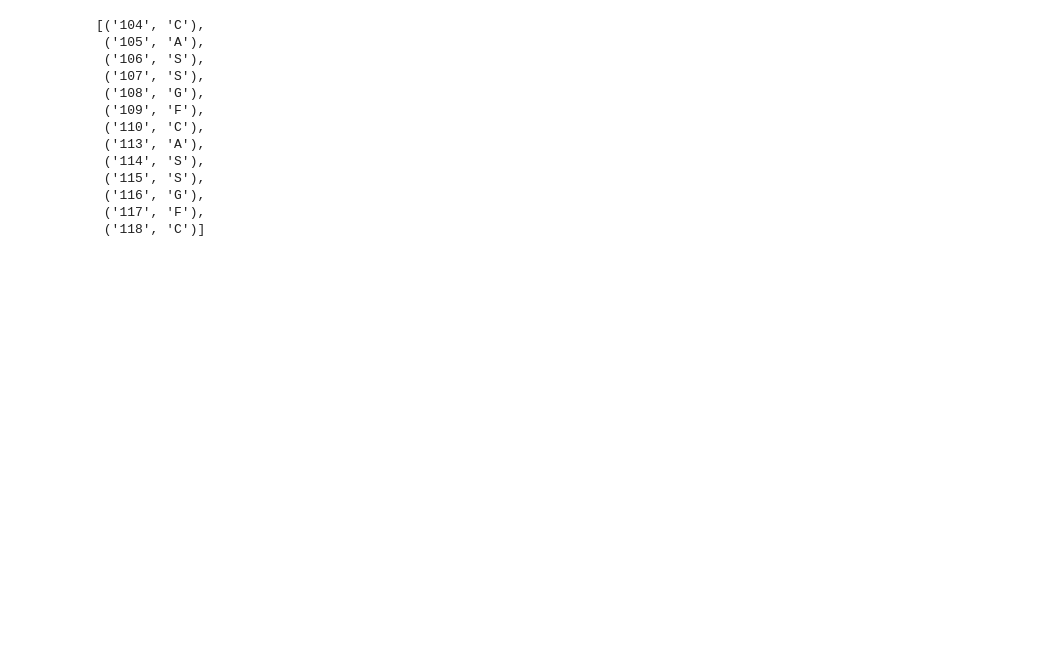
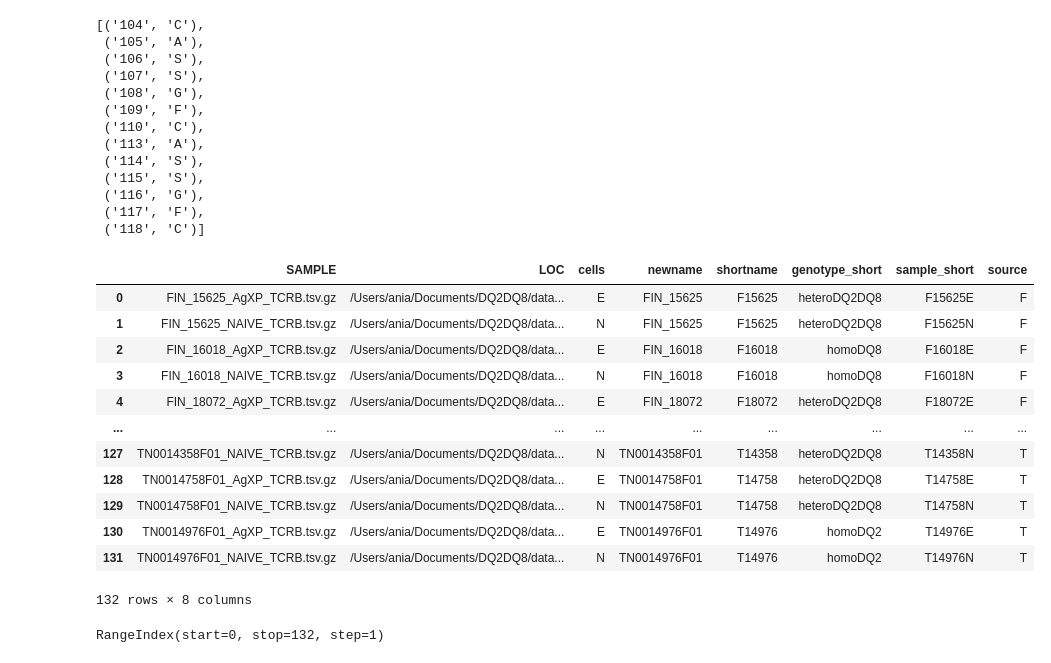
Before and after one commit to AnnaLorenc/private-DQ2DQ8private, a Jupyter notebook: lymphoseq_readin.ipynb, the cells around one changed output. Saved outputs shown, nothing was run; the diff lists cells and outputs as text; code cells hidden in the pictures; blank space fills up the shorter version.

```diff
--- a/lymphoseq_readin.ipynb
+++ b/lymphoseq_readin.ipynb
@@ -512,0 +523,25 @@ core_positions: ['105', '106', '107', '108', '109', '110', '113', '114', '115',
+# %%
+sample_map = "data/collated_info_new.csv"
+smap_df = pd.read_csv(sample_map)
+smap_df
+# %% [output]
+|  | SAMPLE | LOC | cells | newname | shortname | genotype_short | sample_short | source |
+| 0 | FIN_15625_AgXP_TCRB.tsv.gz | /Users/ania/Documents/DQ2DQ8/data... | E | FIN_15625 | F15625 | heteroDQ2DQ8 | F15625E | F |
+| 1 | FIN_15625_NAIVE_TCRB.tsv.gz | /Users/ania/Documents/DQ2DQ8/data... | N | FIN_15625 | F15625 | heteroDQ2DQ8 | F15625N | F |
+| 2 | FIN_16018_AgXP_TCRB.tsv.gz | /Users/ania/Documents/DQ2DQ8/data... | E | FIN_16018 | F16018 | homoDQ8 | F16018E | F |
+| 3 | FIN_16018_NAIVE_TCRB.tsv.gz | /Users/ania/Documents/DQ2DQ8/data... | N | FIN_16018 | F16018 | homoDQ8 | F16018N | F |
+| 4 | FIN_18072_AgXP_TCRB.tsv.gz | /Users/ania/Documents/DQ2DQ8/data... | E | FIN_18072 | F18072 | heteroDQ2DQ8 | F18072E | F |
+| ... | ... | ... | ... | ... | ... | ... | ... | ... |
+| 127 | TN0014358F01_NAIVE_TCRB.tsv.gz | /Users/ania/Documents/DQ2DQ8/data... | N | TN0014358F01 | T14358 | heteroDQ2DQ8 | T14358N | T |
+| 128 | TN0014758F01_AgXP_TCRB.tsv.gz | /Users/ania/Documents/DQ2DQ8/data... | E | TN0014758F01 | T14758 | heteroDQ2DQ8 | T14758E | T |
+| 129 | TN0014758F01_NAIVE_TCRB.tsv.gz | /Users/ania/Documents/DQ2DQ8/data... | N | TN0014758F01 | T14758 | heteroDQ2DQ8 | T14758N | T |
+| 130 | TN0014976F01_AgXP_TCRB.tsv.gz | /Users/ania/Documents/DQ2DQ8/data... | E | TN0014976F01 | T14976 | homoDQ2 | T14976E | T |
+| 131 | TN0014976F01_NAIVE_TCRB.tsv.gz | /Users/ania/Documents/DQ2DQ8/data... | N | TN0014976F01 | T14976 | homoDQ2 | T14976N | T |
+132 rows × 8 columns
+# %%
+smap_df.columns = [c.strip() for c in smap_df.columns]
+type(smap_df.columns.tolist())
+type(smap_df.columns)
+smap_df.index
+# %% [output]
+RangeIndex(start=0, stop=132, step=1)
```
Also changed, not shown: parts of 3 cells of this notebook, 8 other files.
